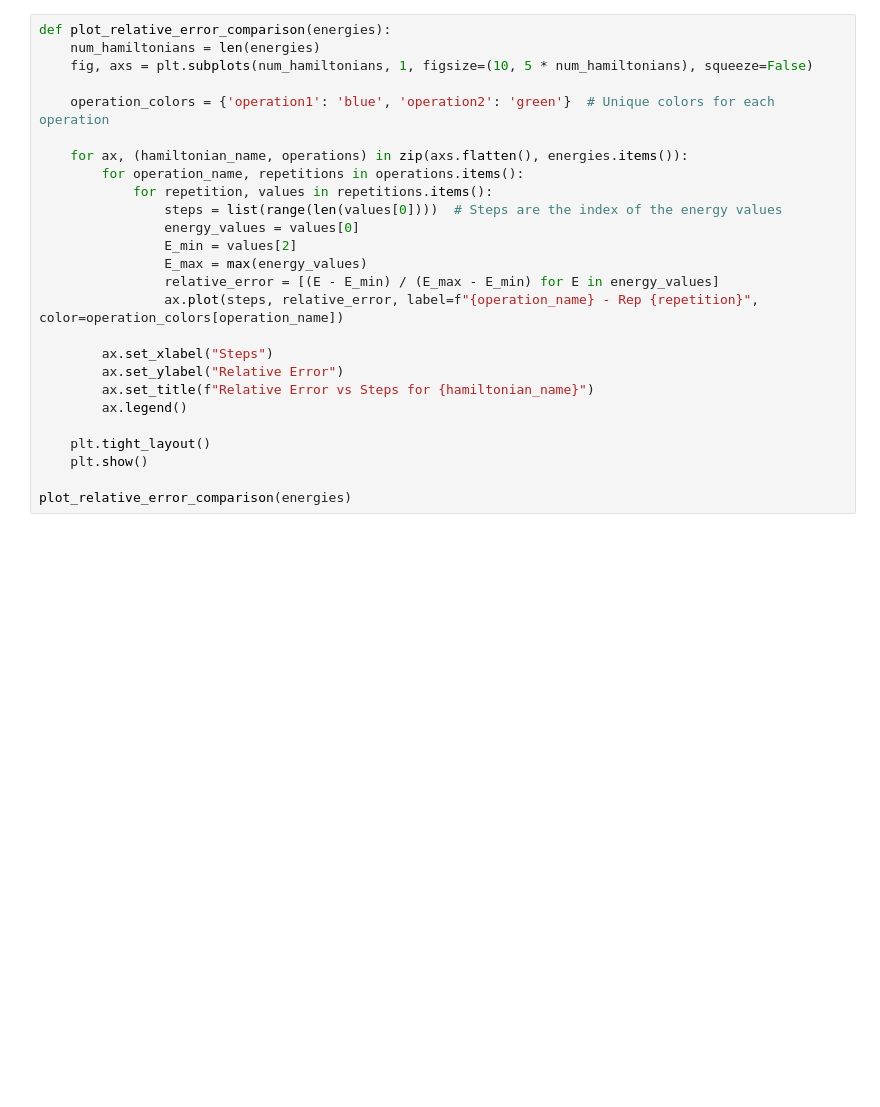
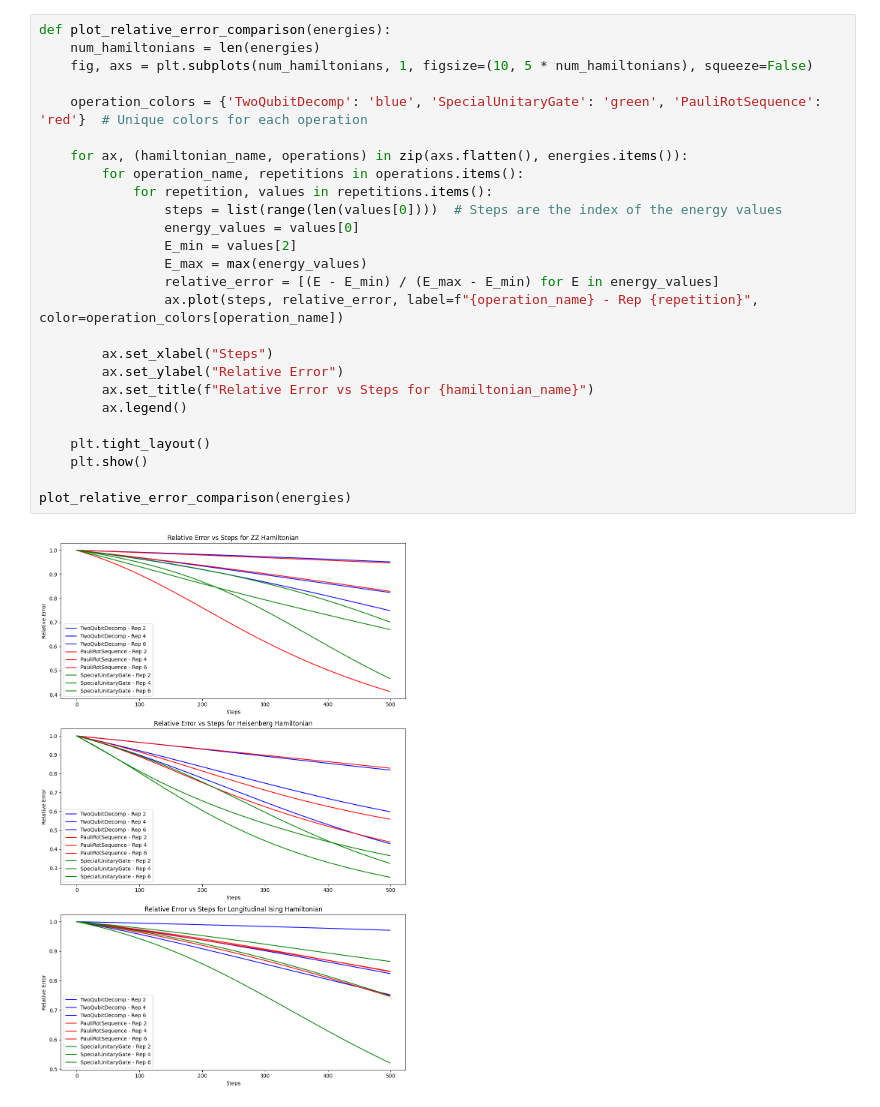
Before and after one commit to MSRudolph/SUN-circuits, a Jupyter notebook: runner.ipynb, the cells around one changed output. Drawn from its saved outputs; the diff is of its cells as text; blank space fills up the shorter version.

Commit message:
upadting the new code and the new graphs

```diff
--- a/runner.ipynb
+++ b/runner.ipynb
@@ -261,26 +425,28 @@ plot_energy_comparison(energies)
 # %%
 def plot_relative_error_comparison(energies):
     num_hamiltonians = len(energies)
     fig, axs = plt.subplots(num_hamiltonians, 1, figsize=(10, 5 * num_hamiltonians), squeeze=False)
 
-    operation_colors = {'operation1': 'blue', 'operation2': 'green'}  # Unique colors for each operation
+    operation_colors = {'TwoQubitDecomp': 'blue', 'SpecialUnitaryGate': 'green', 'PauliRotSequence': 'red'}  # Unique colors for each operation
 
     for ax, (hamiltonian_name, operations) in zip(axs.flatten(), energies.items()):
         for operation_name, repetitions in operations.items():
             for repetition, values in repetitions.items():
                 steps = list(range(len(values[0])))  # Steps are the index of the energy values
                 energy_values = values[0]
                 E_min = values[2]
                 E_max = max(energy_values)
                 relative_error = [(E - E_min) / (E_max - E_min) for E in energy_values]
                 ax.plot(steps, relative_error, label=f"{operation_name} - Rep {repetition}", color=operation_colors[operation_name])
 
         ax.set_xlabel("Steps")
         ax.set_ylabel("Relative Error")
         ax.set_title(f"Relative Error vs Steps for {hamiltonian_name}")
         ax.legend()
 
     plt.tight_layout()
     plt.show()
 
 plot_relative_error_comparison(energies)
+# %% [output]
+[figure, added]
```
Also changed, not shown: parts of 4 cells of this notebook.
